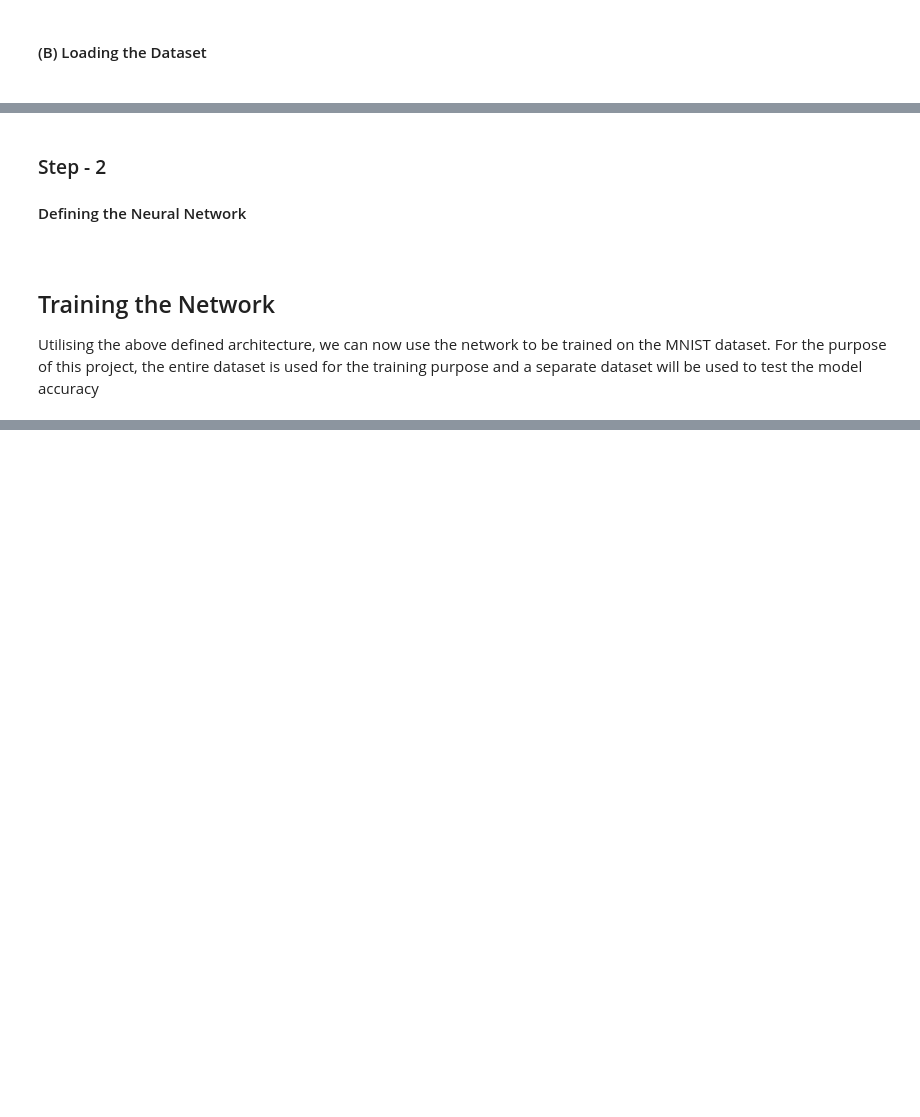
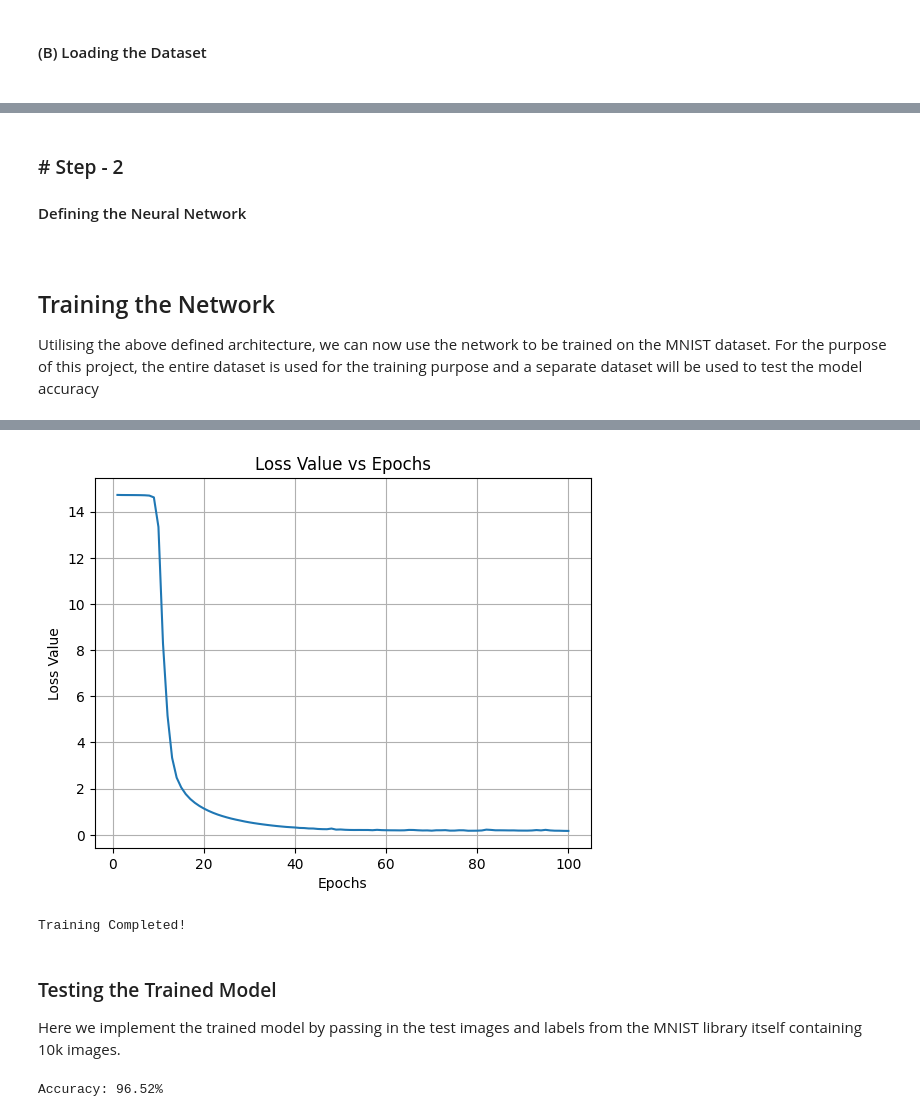
Before and after one commit to ArmaanM77/Artificial-Neural-Network, a Jupyter notebook: Neural Network/Neural Network Base.ipynb, the cells around one changed output, grey strips where cells are left out. Cells and saved outputs as stored; diff of their text form; code cells hidden in the pictures; blank space fills up the shorter version.

Commit message:
Implement the Neural Network

```diff
--- a/Neural Network/Neural Network Base.ipynb
+++ b/Neural Network/Neural Network Base.ipynb
@@ -261,7 +282,7 @@ def load_idx_labels(filename):
 # %% [markdown]
 <h4> (B) Loading the Dataset <h4>
 # %%
-images = load_idx_images(r'D:\Coding\DSGxRMS\Artificial Neural Network\Dataset\train-images.idx3-ubyte')  # Load the MNIST training images
+images = load_idx_images(r'D:\Coding\DSGxRMS\Artificial Neural Network\Dataset\train-images.idx3-ubyte').astype('float64') / 255.0  # Load the MNIST training images
 labels = load_idx_labels(r'D:\Coding\DSGxRMS\Artificial Neural Network\Dataset\train-labels.idx1-ubyte')  # Load the MNIST training labels
 
 # Creating the Dataframe
@@ -274,5 +313,5 @@ print(df.describe())
 # %% [markdown]
-### Step - 2 ###
+### # Step - 2 ###
 <h4> Defining the Neural Network <h4>
 # %%
 class NeuralNetwork:
@@ -281,9 +320,9 @@ class NeuralNetwork:
         # Initializing the neural network with a list of layers
 
         self.layers= []                      # List to store the layers of the neural network
-        Layer1 = Layer(784, 512, 'softmax')  # Input layer with 784 input neurons and 512 output neurons
-        Layer2 = Layer(512, 256, 'softmax')  # Hidden layer with 512 input neurons and 256 output neurons
-        Layer3 = Layer(256, 128, 'softmax')  # Hidden layer with 256 input neurons and 128 output neurons
+        Layer1 = Layer(784, 512, 'relu')     # Input layer with 784 input neurons and 512 output neurons
+        Layer2 = Layer(512, 256, 'relu')     # Hidden layer with 512 input neurons and 256 output neurons
+        Layer3 = Layer(256, 128, 'relu')     # Hidden layer with 256 input neurons and 128 output neurons
         Layer4 = Layer(128, 10, 'softmax')   # Output layer with 128 input neurons and 10 output neurons (for 10 classes)
 
         # Append the layers to the list
@@ -305,7 +344,6 @@ class NeuralNetwork:
 
     def process_batch(self, batch_df):
         # Function to process a batch of data
-        batch_df.iloc[:, :784] = batch_df.iloc[:, :784] / 255.0   # Normalize the pixel values to [0, 1]
         X_batch = batch_df.iloc[:, :784].values             # Shape (batch_size, 784)
         X_batch = X_batch.T                                 # Transpose to match the input shape (784, batch_size)
 
@@ -341,7 +379,7 @@ class NeuralNetwork:
 
                 output = A
 
-                loss = np.mean(loss_function('categorical_crossentropy')(Y_batch, output))  # Calculate the loss value using categorical crossentropy
+                loss += np.mean(loss_function('categorical_crossentropy')(Y_batch, output))  # Calculate the loss value using categorical crossentropy
                 batch_number += 1
                 dA = loss_derivative('categorical_crossentropy')(Y_batch, output)
 
@@ -356,11 +394,8 @@ class NeuralNetwork:
             loss /= batch_number
             self.losses.append(loss)                          # Append the loss value to the list of losses
 
-            print( "Output: ", output)
-            print( "Y_batch: ", Y_batch)
-
-            if epoch % 100 == 0:                                # Print the loss value every 100 epochs
-                print(f"Epoch {epoch}/{self.epochs}, Loss: {loss * 100:.5f}")
+            if epoch % 10 == 0:                                 # Print the loss value every 10 epochs
+                print(f"Epoch {epoch}/{self.epochs}, Loss: {loss:.5f}")
 
         plt.plot(range(1, len(self.losses) + 1), self.losses)   # Plot the loss values
         plt.title('Loss Value vs Epochs')                       # Set the title of the plot
@@ -371,7 +406,6 @@ class NeuralNetwork:
 
     def predict(self, df):
         # Function to make predictions on the given DataFrame
-        df.iloc[:, :784] = df.iloc[:, :784] / 255.0   # Normalize the pixel values to [0, 1]
         X_batch = df.iloc[:, :784].values
         X_batch = X_batch.T
 
@@ -387,6 +421,7 @@ class NeuralNetwork:
 ## Training the Network ##
 Utilising the above defined architecture, we can now use the network to be trained on the MNIST dataset. For the purpose of this project, the entire dataset is used for the training purpose and a separate dataset will be used to test the model accuracy
 # %%
-nn = NeuralNetwork(epochs=1000, batch_size=32, learning_rate=0.01)  # Create an instance of the NeuralNetwork class
+nn = NeuralNetwork(epochs=100, batch_size=64, learning_rate=0.1)  # Create an instance of the NeuralNetwork class with self defined parameters
 nn.train(df)                    # Train the neural network on the DataFrame
 print("Training Completed!")    # Print a message indicating that the training is completed
+# %% [output]
@@ -393,18 +438,27 @@ print("Training Completed!")    # Print a message indicating that the training i
+[figure, added]
+Training Completed!
+# %% [markdown]
+### Testing the Trained Model ###
+Here we implement the trained model by passing in the test images and labels from the MNIST library itself containing 10k images.
 # %%
-images = load_idx_images(r'D:\Coding\DSGxRMS\Artificial Neural Network\Dataset\t10k-images.idx3-ubyte')  # Load the MNIST training images
-labels = load_idx_labels(r'D:\Coding\DSGxRMS\Artificial Neural Network\Dataset\t10k-labels.idx1-ubyte')  # Load the MNIST training labels
+images = load_idx_images(r'D:\Coding\DSGxRMS\Artificial Neural Network\Dataset\t10k-images.idx3-ubyte').astype('float64') / 255.0  # Load the MNIST training images
+labels = load_idx_labels(r'D:\Coding\DSGxRMS\Artificial Neural Network\Dataset\t10k-labels.idx1-ubyte')                            # Load the MNIST training labels
 
 # Creating the Dataframe
-df = pd.DataFrame(images)  # Create a DataFrame from the images
+df = pd.DataFrame(images)         # Create a DataFrame from the images
 df_labels = pd.DataFrame(labels)  # Create a DataFrame from the labels
 
 
 prediction = nn.predict(df)
 
-for label in df_labels.iloc[0:10].values:
-    print(label)  # Print the first 10 labels from the DataFrame
-print()
-print("Predictions:")
-for i in range(10):
-    print(prediction[i])  # Print the first 10 predictions from the neural network
-print()
+accuracy = 0
+sample_size = 0
+for label in df_labels.iloc[:].values:
+    sample_size += 1                                # Count the number of samples
+    if label[0] == prediction[sample_size - 1]:     # Check if the predicted label matches the true label
+        accuracy += 1
+
+accuracy = accuracy / sample_size * 100             # Calculate the accuracy as a percentage
+print(f"Accuracy: {accuracy:.2f}%")  # Print the accuracy of the predictions
+# %% [output]
+Accuracy: 96.52%
```
Also changed, not shown: parts of 6 cells of this notebook, 2 other files.
